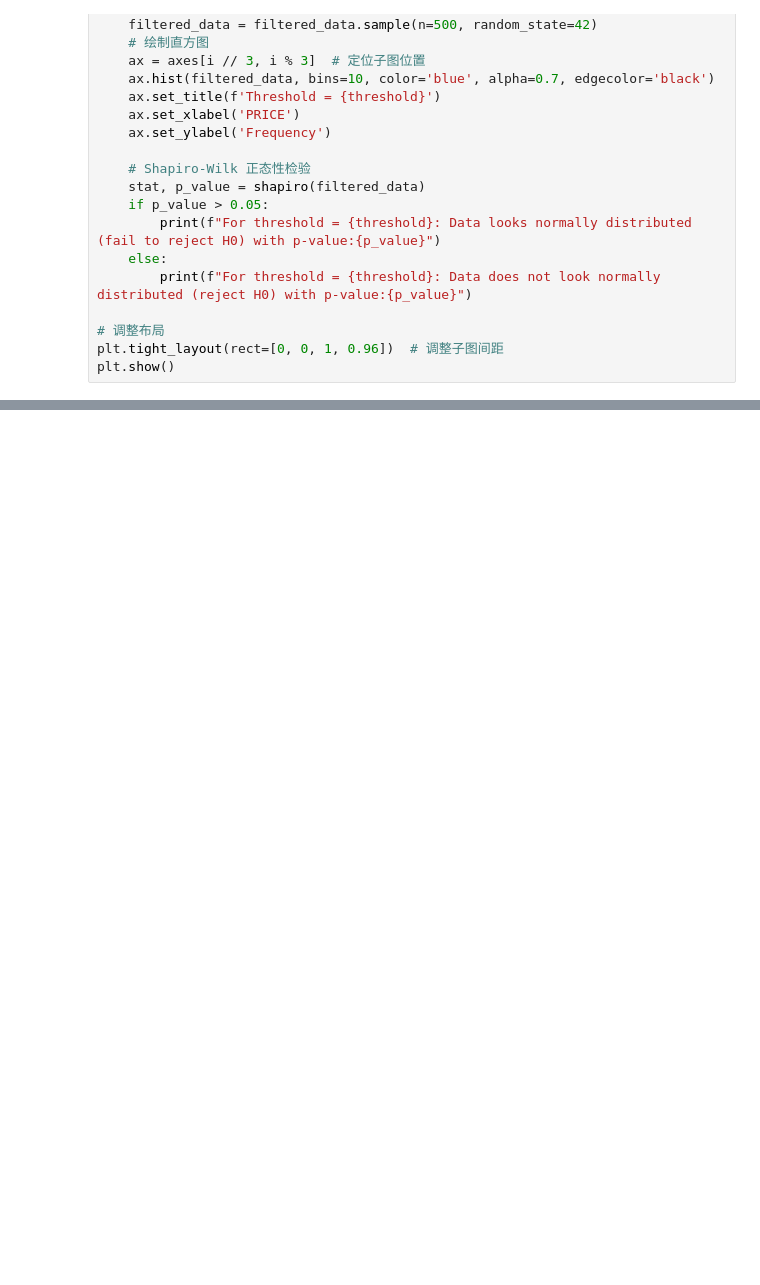
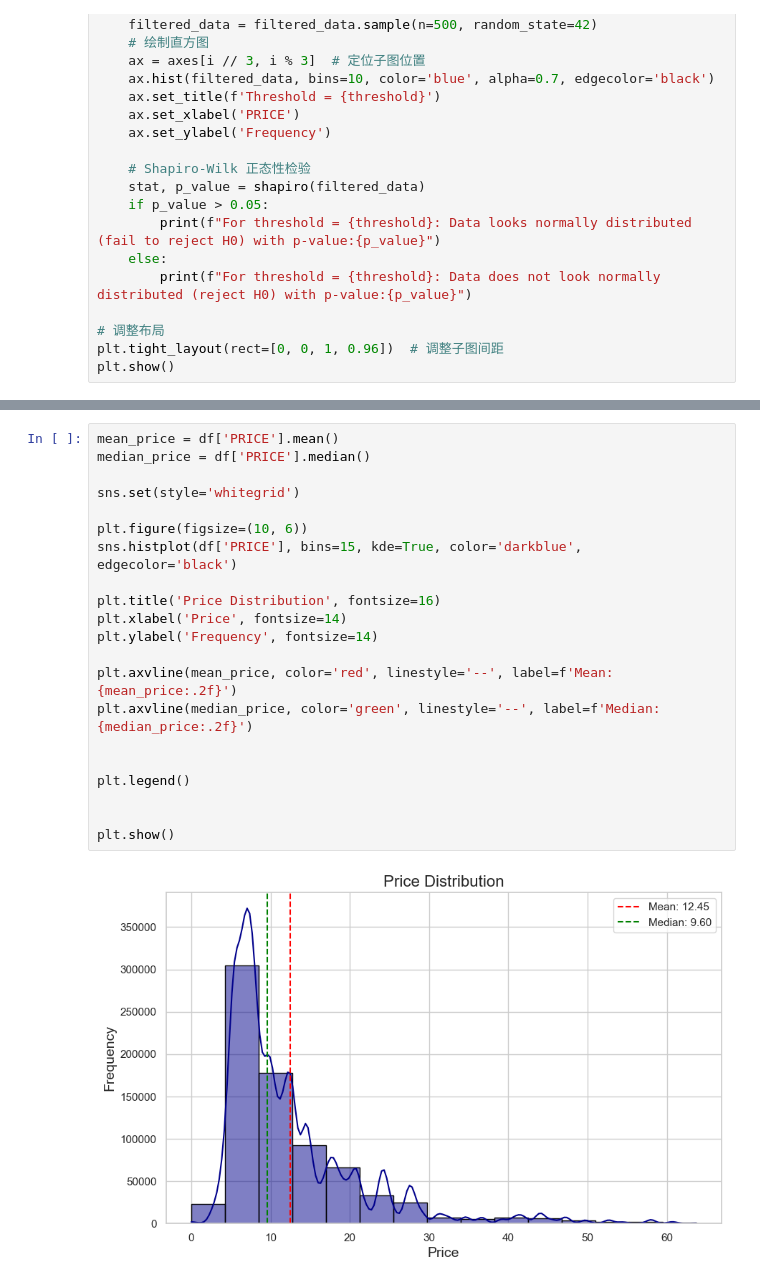
Before and after one commit to feiyiLB/comp3522, a Jupyter notebook: Notebooks/EDA_LB.ipynb, the cells around one changed output, grey strips where cells are left out. Saved outputs shown, nothing was run; the diff lists cells and outputs as text; blank space fills up the shorter version.

```diff
--- a/Notebooks/EDA_LB.ipynb
+++ b/Notebooks/EDA_LB.ipynb
@@ -60,0 +80,23 @@ plt.show()
+# %%
+mean_price = df['PRICE'].mean()
+median_price = df['PRICE'].median()
+
+sns.set(style='whitegrid')
+
+plt.figure(figsize=(10, 6))
+sns.histplot(df['PRICE'], bins=15, kde=True, color='darkblue', edgecolor='black')
+
+plt.title('Price Distribution', fontsize=16)
+plt.xlabel('Price', fontsize=14)
+plt.ylabel('Frequency', fontsize=14)
+
+plt.axvline(mean_price, color='red', linestyle='--', label=f'Mean: {mean_price:.2f}')
+plt.axvline(median_price, color='green', linestyle='--', label=f'Median: {median_price:.2f}')
+
+
+plt.legend()
+
+
+plt.show()
+# %% [output]
+[figure, added]
```
Also changed, not shown: parts of 16 cells of this notebook, 6 other files.
